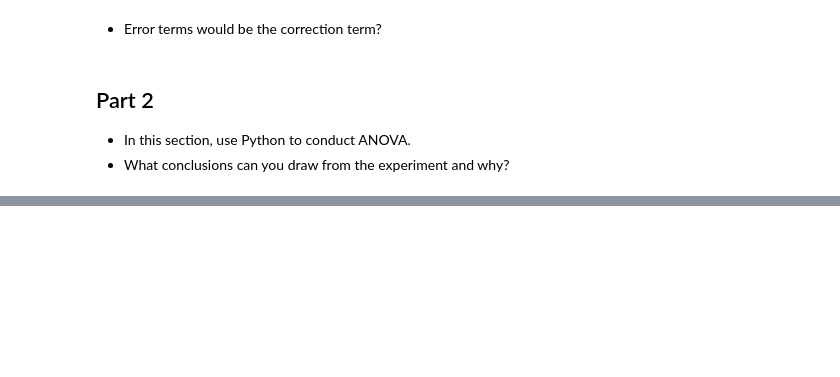
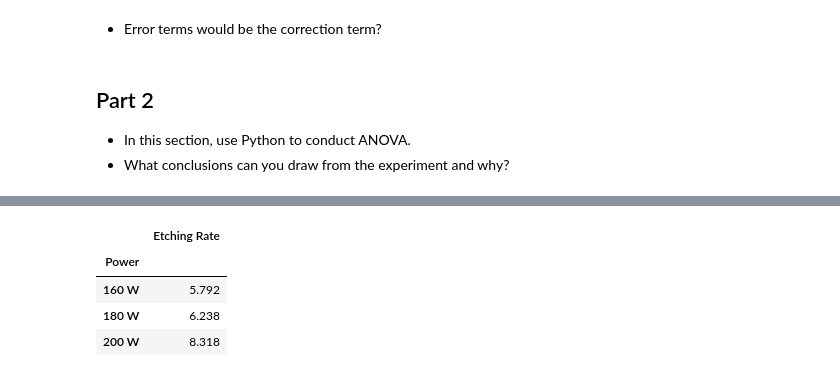
Before and after one commit to Ironhack-Data-0621-Remote/lab-inferential-statistics-anova, a Jupyter notebook: Untitled.ipynb, the cells around one changed output, grey strips where cells are left out. Cells and saved outputs as stored; diff of their text form; code cells hidden in the pictures; blank space fills up the shorter version.

```diff
--- a/Untitled.ipynb
+++ b/Untitled.ipynb
@@ -46,0 +92,8 @@ Data was collected randomly and provided to you in the table as shown: [link to
+# %%
+data.groupby('Power ').agg(np.mean)
+# %% [output]
+|  | Etching Rate |
+| Power |  |
+| 160 W | 5.792 |
+| 180 W | 6.238 |
+| 200 W | 8.318 |
```
Also changed, not shown: parts of 11 cells of this notebook.
